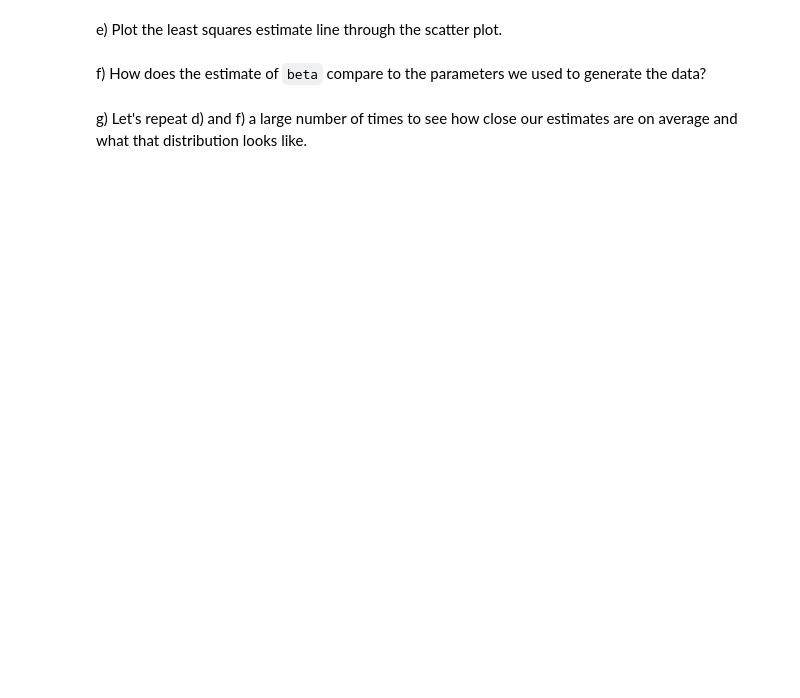
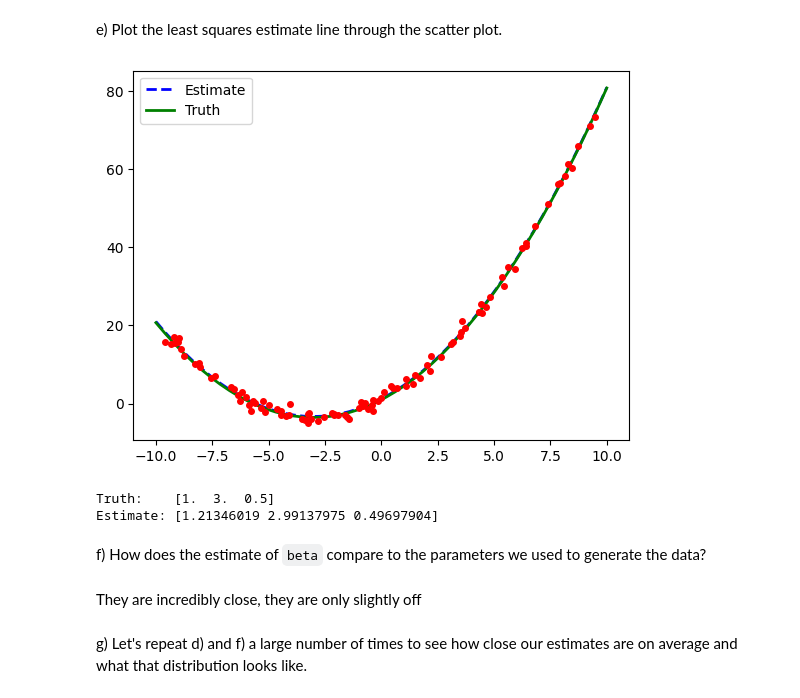
Before and after one commit to diavillalpando/CS506_Worksheets, a Jupyter notebook: worksheet_18.ipynb, the cells around one changed output. Saved outputs shown, nothing was run; the diff lists cells and outputs as text; code cells hidden in the pictures; blank space fills up the shorter version.

```diff
--- a/worksheet_18.ipynb
+++ b/worksheet_18.ipynb
@@ -53,7 +74,27 @@ d) Create and plot a dataset of 100 (Y, X) points where `Y = 1 + 3 * X + .5 * X^
 # %% [markdown]
 e) Plot the least squares estimate line through the scatter plot.
+# %%
+intercept = np.ones(np.shape(x)[0])
+X = np.array([intercept, x,x*x]).T # Note: we added x^2 here
+beta_hat = np.linalg.inv(X.T @ X) @ X.T @ y #This is the smallest Beta (look at the Least squared section of Linear Regression)
+
+x_plot = np.linspace(-10,10,50)
+y_est = beta_hat[0] + beta_hat[1] * x_plot + beta_hat[2] * x_plot*x_plot
+plt.plot(x_plot, y_est,'b--', lw=2, label='Estimate')
+plt.plot(x_plot, true_beta[0] + true_beta[1] * x_plot + beta_hat[2] * x_plot*x_plot, lw=2, c='g', label='Truth')
+plt.plot(x, y,'ro',markersize=4)
+plt.legend()
+plt.show()
+
+print('Truth:    {0}\nEstimate: {1}'.format(true_beta,beta_hat))
+# %% [output]
+[figure, added]
+Truth:    [1.  3.  0.5]
+Estimate: [1.21346019 2.99137975 0.49697904]
 # %% [markdown]
 f) How does the estimate of `beta` compare to the parameters we used to generate the data?
+# %% [markdown]
+They are incredibly close, they are only slightly off
 # %% [markdown]
 g) Let's repeat d) and f) a large number of times to see how close our estimates are on average and what that distribution looks like.
 # %%
```
Also changed, not shown: parts of 5 cells of this notebook.
